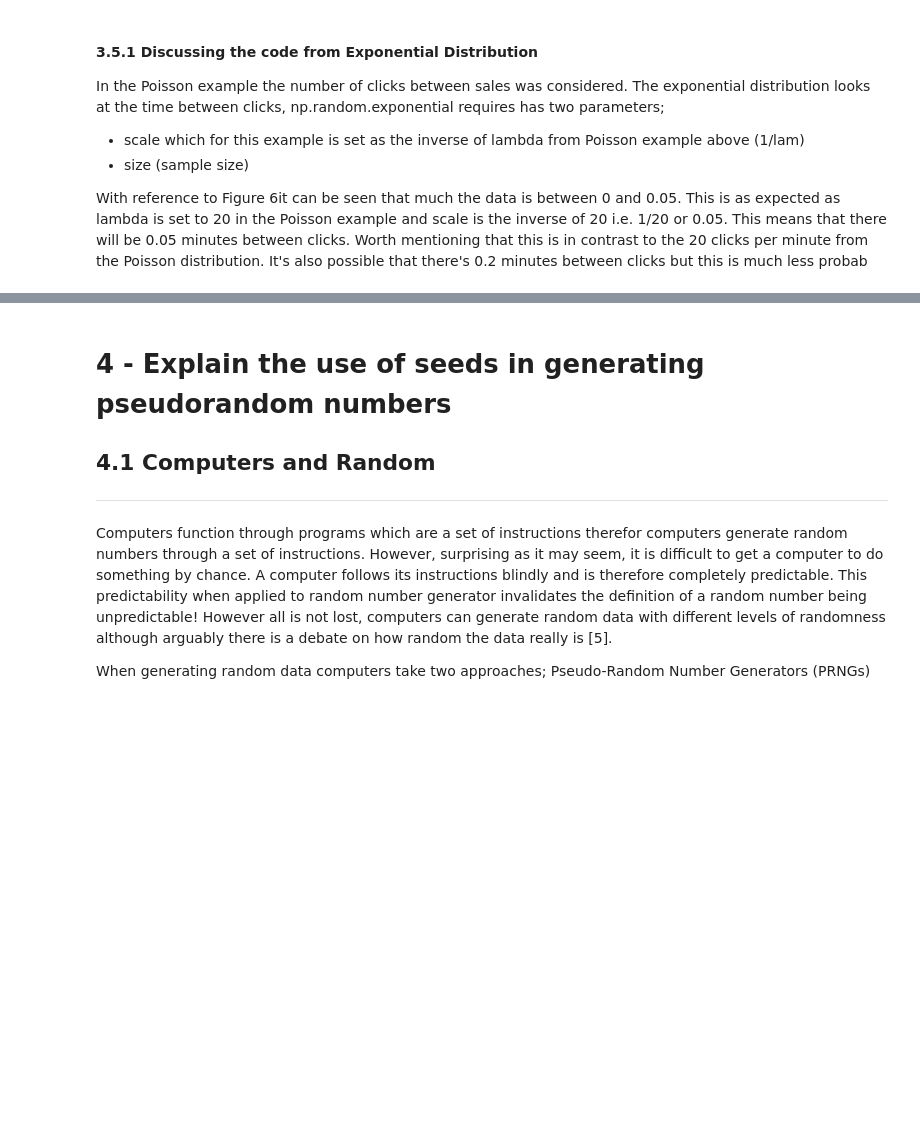
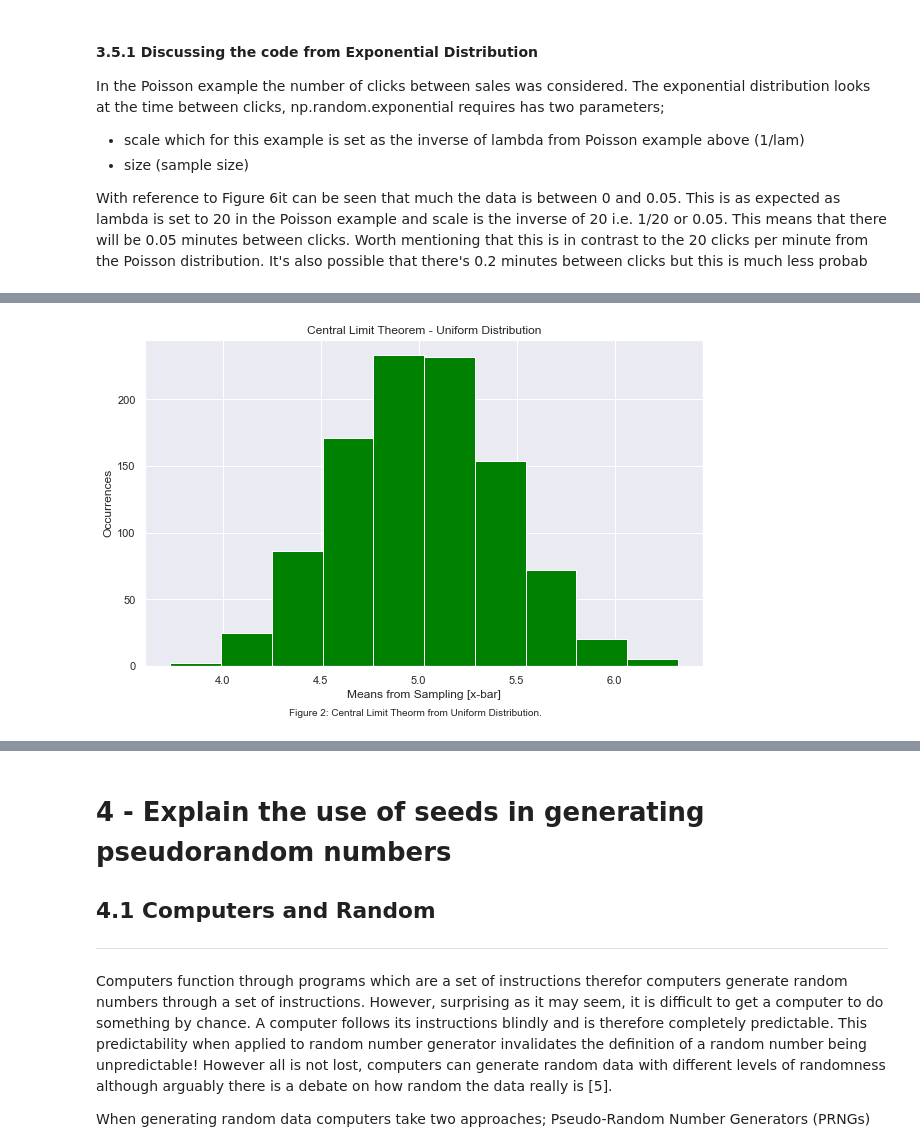
Before and after one commit to KeithQuinn/Assignment_2020_Programming-for-Data-Analysis, a Jupyter notebook: Assignment_2020_Programming for Data Analysis.ipynb, the cells around one changed output, grey strips where cells are left out. Cells and saved outputs as stored; diff of their text form; code cells hidden in the pictures; blank space fills up the shorter version.

Commit message:
Proofread and final tidy up/edits complete, all code functioning as expected, assignment finished and ready for review, central theorem added as bonus material.

```diff
--- a/Assignment_2020_Programming for Data Analysis.ipynb
+++ b/Assignment_2020_Programming for Data Analysis.ipynb
@@ -496,0 +500,24 @@ With reference to Figure 6it can be seen that much the data is between 0 and 0.0
+# %%
+import statistics as stat # required for sampling means
+def sample_mean_calc(data_set, sample_size, n_samples): # defining the function
+    sample_means = [] # starting with an empty list
+    for i in range (n_samples): # for loop for n_samples
+        sample = random.sample(list(data_set), sample_size) # taking a sample from the data set of interest
+        sample_mean = stat.mean(sample) # calculating the mean of the sample
+        sample_means.append(sample_mean) # appending the sample mean to the sample_means list
+    return sample_means # function returns sample_means list
+# %%
+# Applying central limit theorm to the uniform data set from section 3.1 using the function above.
+
+uniform_CLT = sample_mean_calc(uniform_data, 50, 1000) # function passing in the uniform data set from section 3.1
+
+plt.figure(figsize=(10, 6)) # figure size
+plt.title('Central Limit Theorem - Uniform Distribution') # title
+plt.xlabel('Means from Sampling [x-bar]') # xlabel
+plt.ylabel('Occurrences') # ylabel
+plt.hist(uniform_CLT, bins = 10, color='green') # plot histogram
+txt="Figure 2: Central Limit Theorm from Uniform Distribution." # create caption
+plt.figtext(0.5, 0.01, txt, wrap=True, horizontalalignment='center', fontsize=10) # locate caption
+plt.show() # show histogram
+# %% [output]
+[figure, added]
```
Also changed, not shown: parts of 16 cells of this notebook, 1 other file.
